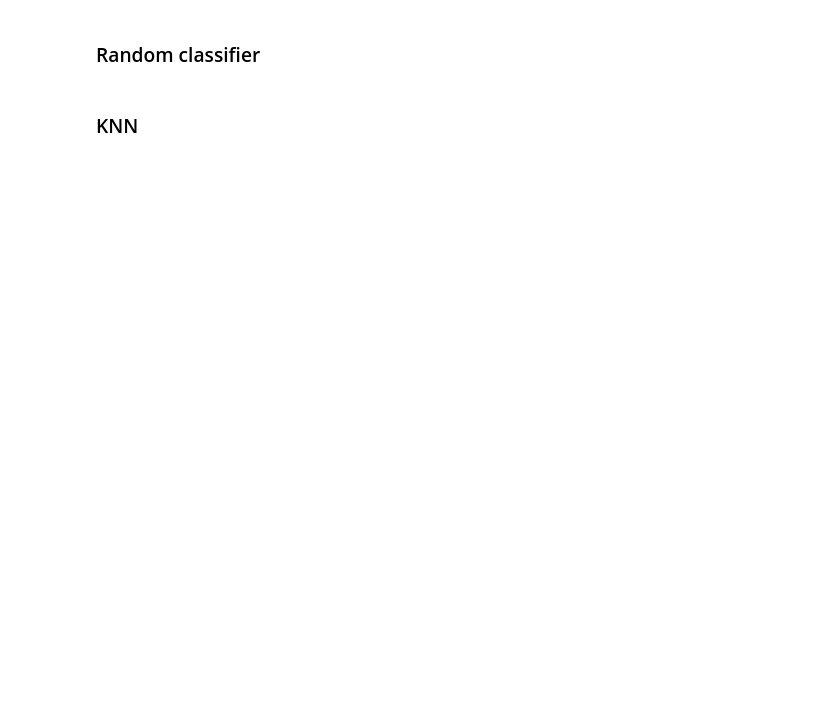
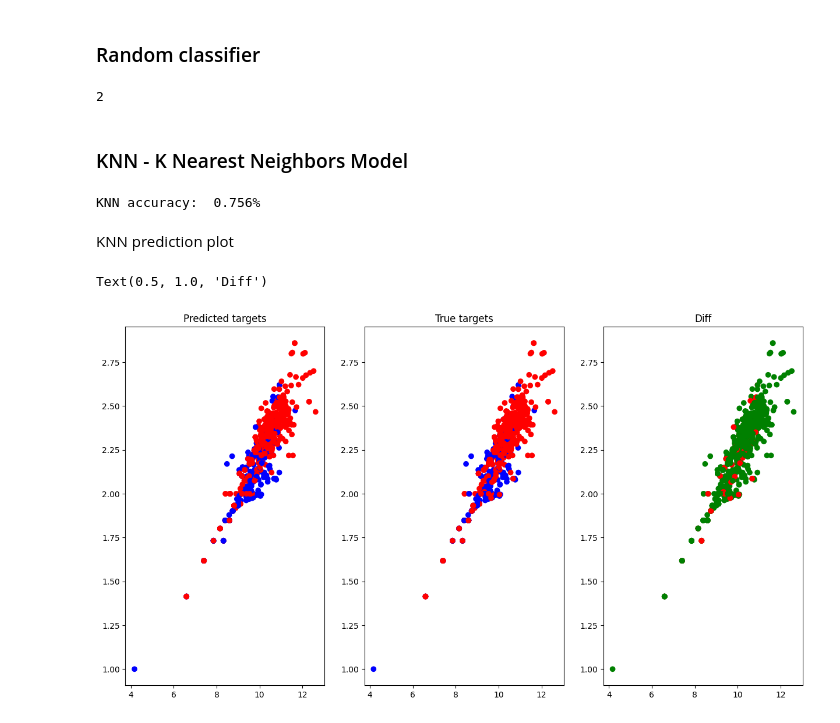
Before and after one commit to strojanski/IS-labs, a Jupyter notebook: seminarji/sem2/sem2.ipynb, the cells around one changed output. Cells and saved outputs as stored; diff of their text form; code cells hidden in the pictures; blank space fills up the shorter version.

```diff
--- a/seminarji/sem2/sem2.ipynb
+++ b/seminarji/sem2/sem2.ipynb
@@ -9,6 +11,7 @@ import sklearn
 Binary dataset, 564 of class 1 and 282 of class 2, together 846
 # %%
 df = pd.read_csv("train.csv")
+df_test = pd.read_csv("test.csv")
 df.sample()
 df.loc[:, "V1":"V3"]
 classes = df.loc[:, "Class"].value_counts()
@@ -30,6 +33,7 @@ Name: Class, dtype: int64
 df.info()
 
 #df.isnull().sum()
+df_test = df_test.fillna(df.mean())
 df = df.fillna(df.mean())   # Fill missing values with the mean values
 #df.loc[:, "Class"]
 # %% [output]
@@ -147,2 +175,56 @@ for i in range(5):
+# %%
+rc = RandomClassifier(df)
+rc.fit()
+# %% [output]
+2
 # %% [markdown]
-### KNN
+### KNN - K Nearest Neighbors Model
+# %%
+class KNeighbors:
+    '''
+        K Nearest Neigbors. Constructor takes in the train and test dataframe
+    '''
+    def __init__(self, train_df, test_df, n_neighbors=5):
+        self.train_df = train_df
+        self.test_df = test_df
+        self.n_neighbors = n_neighbors
+
+    def fit(self, n_neighbors=5, weights="uniform", metric="minkowski"):
+        # Get train and test data
+        X_train, y_train = self.train_df.loc[:, self.train_df.columns != "Class"], self.train_df["Class"]
+        X_test, y_test = self.test_df.loc[:, self.test_df.columns != "Class"], self.test_df["Class"]
+
+        # Get KNN object and fit the data
+        clf = neighbors.KNeighborsClassifier(self.n_neighbors, weights=weights, metric=metric)
+        clf.fit(X_train, y_train)
+        accuracy = clf.score(X_test, y_test)
+        return clf, accuracy
+# %%
+knn = KNeighbors(df, df_test, 3)
+clf, knn_accuracy = knn.fit()
+print("KNN accuracy: ", str(round(knn_accuracy, 3)) + "%")
+# %% [output]
+KNN accuracy:  0.756%
+# %% [markdown]
+KNN prediction plot
+# %%
+prediction = clf.predict(df.loc[:, df.columns != "Class"])
+
+fig, ax = plt.subplots(1,3, figsize=(15,8))
+
+features = ["V15", "V27"]
+
+predicted_colors = ["red" if target == 1 else "blue" for target in prediction]
+diff_colors = ["green" if predicted == target else "red" for target, predicted in zip(df["Class"], prediction)]
+
+ax[0].scatter(x=df[features[0]], y=df[features[1]], c=predicted_colors)
+ax[0].set_title("Predicted targets")
+
+ax[1].scatter(x=df[features[0]], y=df[features[1]], c=colors)
+ax[1].set_title("True targets")
+
+ax[2].scatter(x=df[features[0]], y=df[features[1]], c=diff_colors)
+ax[2].set_title("Diff")
+# %% [output]
+Text(0.5, 1.0, 'Diff')
+[figure, added]
```
Also changed, not shown: parts of 11 cells of this notebook, 1 other file.
